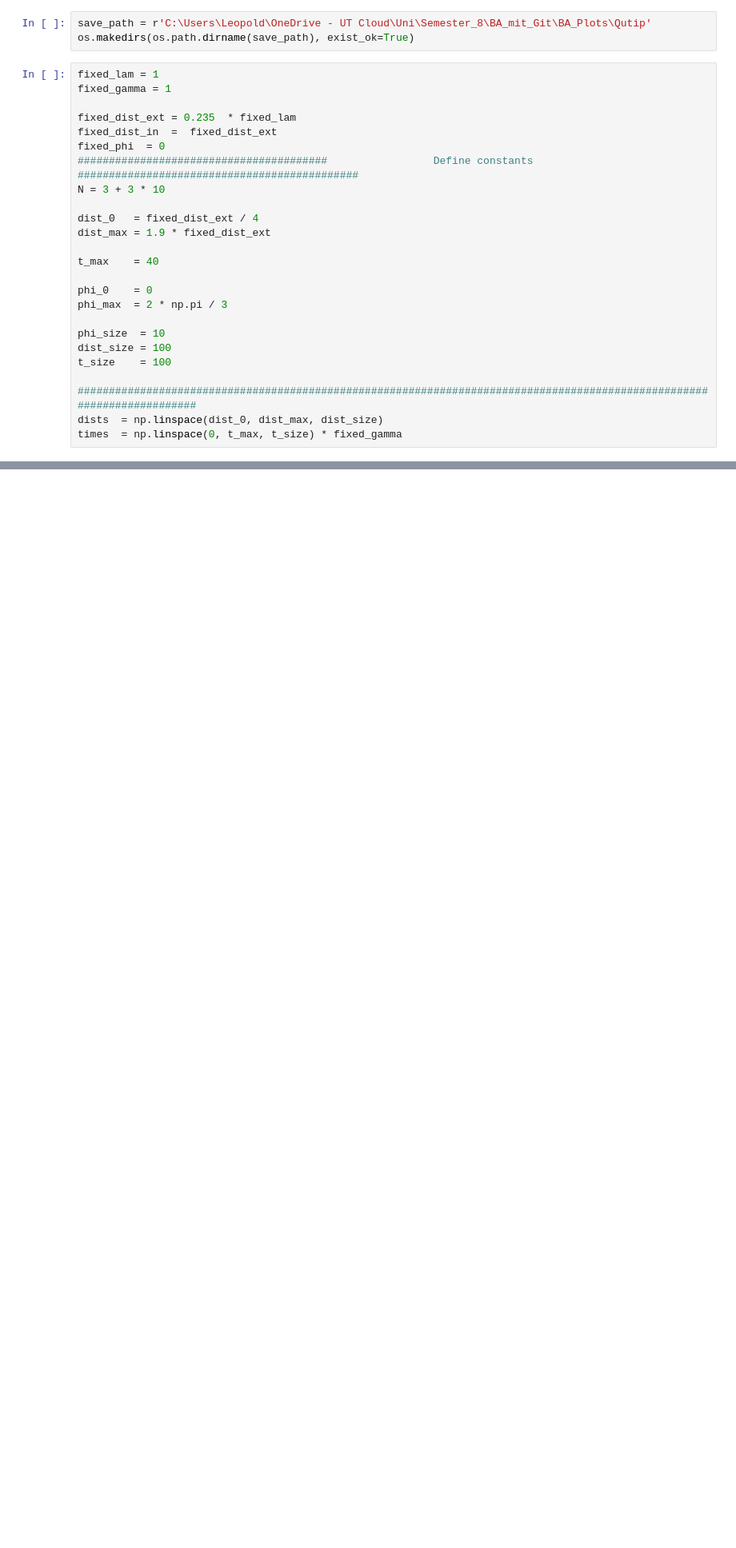
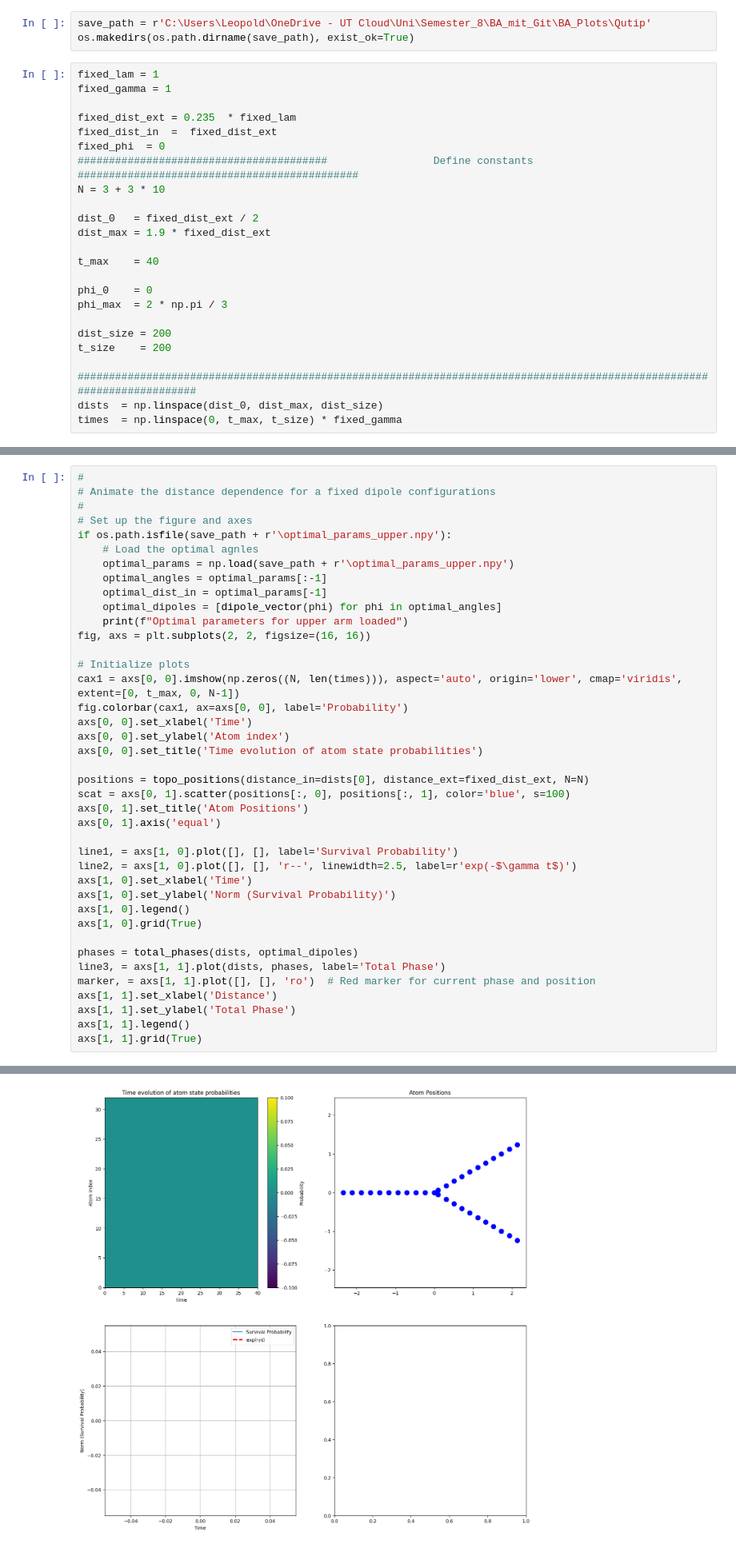
Before and after one commit to LBPhysics/GIT_Code_BA, a Jupyter notebook: Continuation/Qutip/Topology.ipynb, the cells around one changed output, grey strips where cells are left out. Shown: that part at 80% size. Saved outputs shown, nothing was run; the diff lists cells and outputs as text; blank space fills up the shorter version.

```diff
--- a/Continuation/Qutip/Topology.ipynb
+++ b/Continuation/Qutip/Topology.ipynb
@@ -21,7 +25,7 @@ fixed_phi  = 0
 ########################################                 Define constants                   #############################################
 N = 3 + 3 * 10
 
-dist_0   = fixed_dist_ext / 4
+dist_0   = fixed_dist_ext / 2
 dist_max = 1.9 * fixed_dist_ext
 
 t_max    = 40
@@ -29,9 +33,8 @@ t_max    = 40
 phi_0    = 0
 phi_max  = 2 * np.pi / 3
 
-phi_size  = 10
-dist_size = 100
-t_size    = 100
+dist_size = 200
+t_size    = 200
 
 ########################################################################################################################
 dists  = np.linspace(dist_0, dist_max, dist_size)
@@ -268,0 +283,41 @@ plt.show()
+# %%
+#
+# Animate the distance dependence for a fixed dipole configurations
+#
+# Set up the figure and axes
+if os.path.isfile(save_path + r'\optimal_params_upper.npy'):
+    # Load the optimal agnles
+    optimal_params = np.load(save_path + r'\optimal_params_upper.npy')
+    optimal_angles = optimal_params[:-1]
+    optimal_dist_in = optimal_params[-1]
+    optimal_dipoles = [dipole_vector(phi) for phi in optimal_angles]
+    print(f"Optimal parameters for upper arm loaded")
+fig, axs = plt.subplots(2, 2, figsize=(16, 16))
+
+# Initialize plots
+cax1 = axs[0, 0].imshow(np.zeros((N, len(times))), aspect='auto', origin='lower', cmap='viridis', extent=[0, t_max, 0, N-1])
+fig.colorbar(cax1, ax=axs[0, 0], label='Probability')
+axs[0, 0].set_xlabel('Time')
+axs[0, 0].set_ylabel('Atom index')
+axs[0, 0].set_title('Time evolution of atom state probabilities')
+
+positions = topo_positions(distance_in=dists[0], distance_ext=fixed_dist_ext, N=N)
+scat = axs[0, 1].scatter(positions[:, 0], positions[:, 1], color='blue', s=100)
+axs[0, 1].set_title('Atom Positions')
+axs[0, 1].axis('equal')
+
+line1, = axs[1, 0].plot([], [], label='Survival Probability')
+line2, = axs[1, 0].plot([], [], 'r--', linewidth=2.5, label=r'exp(-$\gamma t$)')
+axs[1, 0].set_xlabel('Time')
+axs[1, 0].set_ylabel('Norm (Survival Probability)')
+axs[1, 0].legend()
+axs[1, 0].grid(True)
+
+phases = total_phases(dists, optimal_dipoles)
+line3, = axs[1, 1].plot(dists, phases, label='Total Phase')
+marker, = axs[1, 1].plot([], [], 'ro')  # Red marker for current phase and position
+axs[1, 1].set_xlabel('Distance')
+axs[1, 1].set_ylabel('Total Phase')
+axs[1, 1].legend()
+axs[1, 1].grid(True)
+# %% [output]
@@ -269 +326,2 @@ plt.show()
+[figure, added]
 # %%
```
Also changed, not shown: parts of 14 cells of this notebook.
